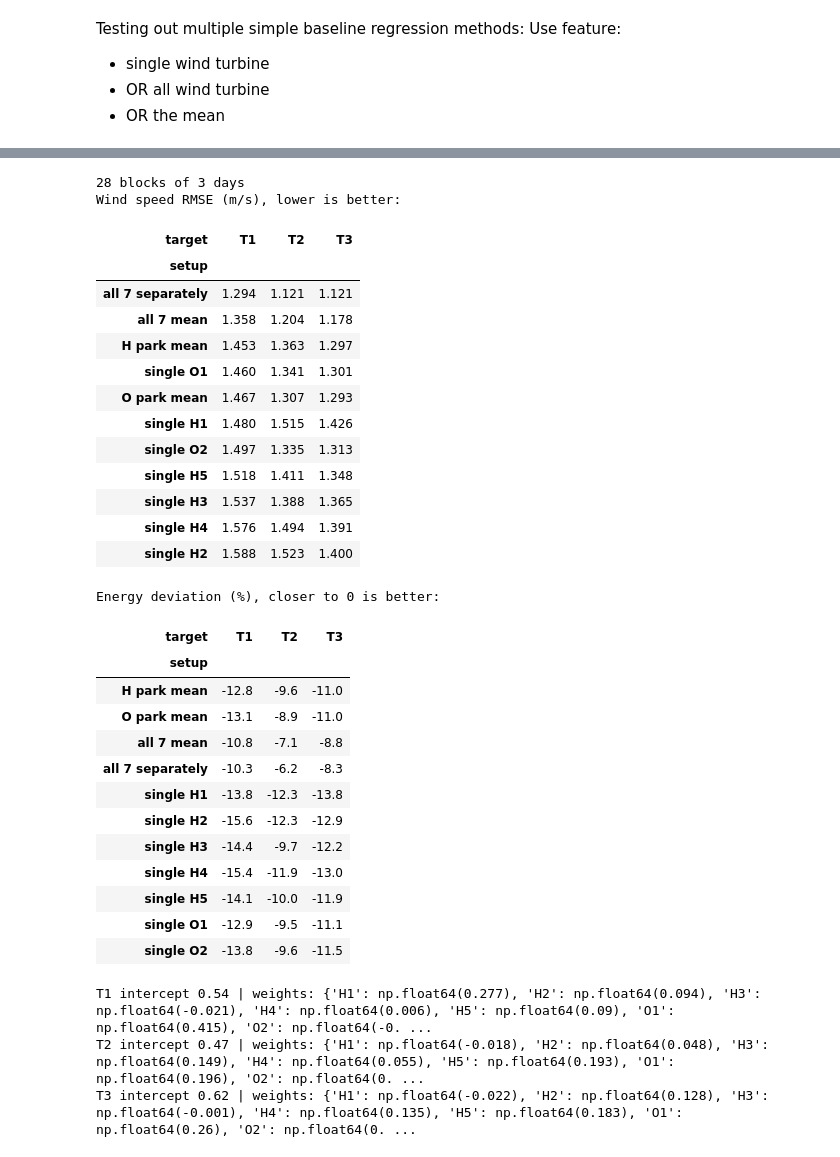
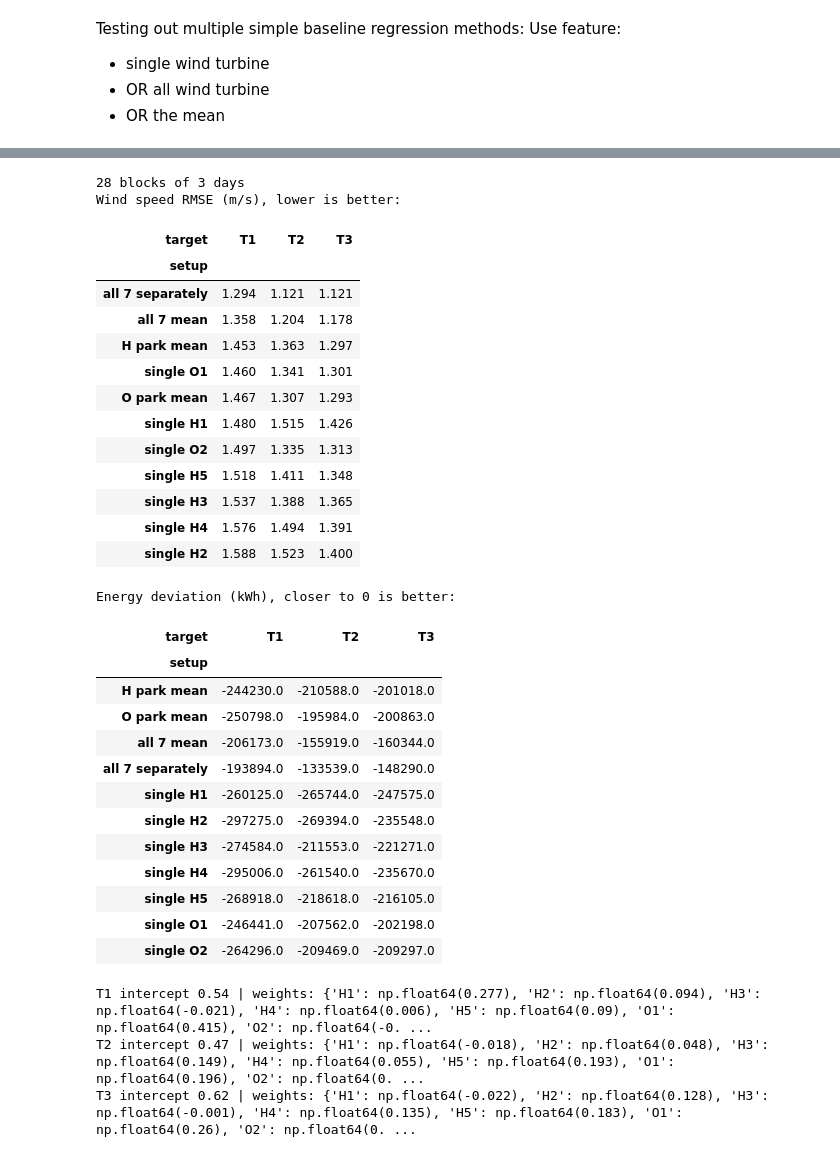
Before and after one commit to AdrianBodrug/Gone-with-the-wind-BayWe-Challenge, a Jupyter notebook: notebooks/data_analysis.ipynb, the cells around one changed output, grey strips where cells are left out. Cells and saved outputs as stored; diff of their text form; code cells hidden in the pictures.

```diff
--- a/notebooks/data_analysis.ipynb
+++ b/notebooks/data_analysis.ipynb
@@ -390,6 +390,24 @@ ax.axvline(0, color="grey", lw=.8)
 ax.set_xlabel("Lag of reference (minutes)"); ax.set_ylabel("Correlation")
 ax.set_title(f"Correlation of {t} with each reference vs lag"); ax.legend(ncol=4)
 plt.show()
+
+t = targets[1]
+fig, ax = plt.subplots(figsize=(8, 4))
+for r in refs:
+    ax.plot(curves[(t, r)].index, curves[(t, r)].values, marker="o", ms=3, label=r)
+ax.axvline(0, color="grey", lw=.8)
+ax.set_xlabel("Lag of reference (minutes)"); ax.set_ylabel("Correlation")
+ax.set_title(f"Correlation of {t} with each reference vs lag"); ax.legend(ncol=4)
+plt.show()
+
+t = targets[2]
+fig, ax = plt.subplots(figsize=(8, 4))
+for r in refs:
+    ax.plot(curves[(t, r)].index, curves[(t, r)].values, marker="o", ms=3, label=r)
+ax.axvline(0, color="grey", lw=.8)
+ax.set_xlabel("Lag of reference (minutes)"); ax.set_ylabel("Correlation")
+ax.set_title(f"Correlation of {t} with each reference vs lag"); ax.legend(ncol=4)
+plt.show()
 # %% [output]
 Correlation at best lag:
 | target | T1 | T2 | T3 |
@@ -530,7 +550,7 @@ def evaluate(X, y):
     return {"ws_rmse": np.sqrt(((yp - yt) ** 2).mean()),
             "ws_mae": np.abs(yp - yt).mean(),
             "p_rmse": np.sqrt(((wind_to_power(yp) - wind_to_power(yt)) ** 2).mean()),
-            "energy_dev_%": (e_pred - e_true) / e_true * 100}
+            "energy_dev_kwh": e_pred - e_true}
 
 h_park = [r for r in refs if r.startswith("H")]
 o_park = [r for r in refs if r.startswith("O")]
@@ -540,47 +560,47 @@ for t in targets:
     y = ws[t]
     setups = {f"single {r}": shifted_ref(t, r) for r in refs}
     setups["O park mean"] = park_mean(t, o_park)
     setups["H park mean"] = park_mean(t, h_park)
     setups["all 7 mean"] = park_mean(t, refs)
     setups["all 7 separately"] = pd.DataFrame({r: shifted_ref(t, r) for r in refs})
     for name, X in setups.items():
         results.append({"target": t, "setup": name, **evaluate(X, y)})
 results = pd.DataFrame(results)
 
 print("Wind speed RMSE (m/s), lower is better:")
 display(results.pivot(index="setup", columns="target", values="ws_rmse").round(3).sort_values(targets[0]))
-print("Energy deviation (%), closer to 0 is better:")
-display(results.pivot(index="setup", columns="target", values="energy_dev_%").round(1))
+print("Energy deviation (kWh), closer to 0 is better:")
+display(results.pivot(index="setup", columns="target", values="energy_dev_kwh").round(0))
 # %% [output]
 28 blocks of 3 days
 Wind speed RMSE (m/s), lower is better:
 | target | T1 | T2 | T3 |
 | setup |  |  |  |
 | all 7 separately | 1.294 | 1.121 | 1.121 |
 | all 7 mean | 1.358 | 1.204 | 1.178 |
 | H park mean | 1.453 | 1.363 | 1.297 |
 | single O1 | 1.460 | 1.341 | 1.301 |
 | O park mean | 1.467 | 1.307 | 1.293 |
 | single H1 | 1.480 | 1.515 | 1.426 |
 | single O2 | 1.497 | 1.335 | 1.313 |
 | single H5 | 1.518 | 1.411 | 1.348 |
 | single H3 | 1.537 | 1.388 | 1.365 |
 | single H4 | 1.576 | 1.494 | 1.391 |
 | single H2 | 1.588 | 1.523 | 1.400 |
-Energy deviation (%), closer to 0 is better:
+Energy deviation (kWh), closer to 0 is better:
 | target | T1 | T2 | T3 |
 | setup |  |  |  |
-| H park mean | -12.8 | -9.6 | -11.0 |
-| O park mean | -13.1 | -8.9 | -11.0 |
-| all 7 mean | -10.8 | -7.1 | -8.8 |
-| all 7 separately | -10.3 | -6.2 | -8.3 |
-| single H1 | -13.8 | -12.3 | -13.8 |
-| single H2 | -15.6 | -12.3 | -12.9 |
-| single H3 | -14.4 | -9.7 | -12.2 |
-| single H4 | -15.4 | -11.9 | -13.0 |
-| single H5 | -14.1 | -10.0 | -11.9 |
-| single O1 | -12.9 | -9.5 | -11.1 |
-| single O2 | -13.8 | -9.6 | -11.5 |
+| H park mean | -244230.0 | -210588.0 | -201018.0 |
+| O park mean | -250798.0 | -195984.0 | -200863.0 |
+| all 7 mean | -206173.0 | -155919.0 | -160344.0 |
+| all 7 separately | -193894.0 | -133539.0 | -148290.0 |
+| single H1 | -260125.0 | -265744.0 | -247575.0 |
+| single H2 | -297275.0 | -269394.0 | -235548.0 |
+| single H3 | -274584.0 | -211553.0 | -221271.0 |
+| single H4 | -295006.0 | -261540.0 | -235670.0 |
+| single H5 | -268918.0 | -218618.0 | -216105.0 |
+| single O1 | -246441.0 | -207562.0 | -202198.0 |
+| single O2 | -264296.0 | -209469.0 | -209297.0 |
 # %%
 for t in targets:
     X = pd.DataFrame({r: shifted_ref(t, r) for r in refs})
```
Also changed, not shown: parts of 32 cells of this notebook, 8 other files.
